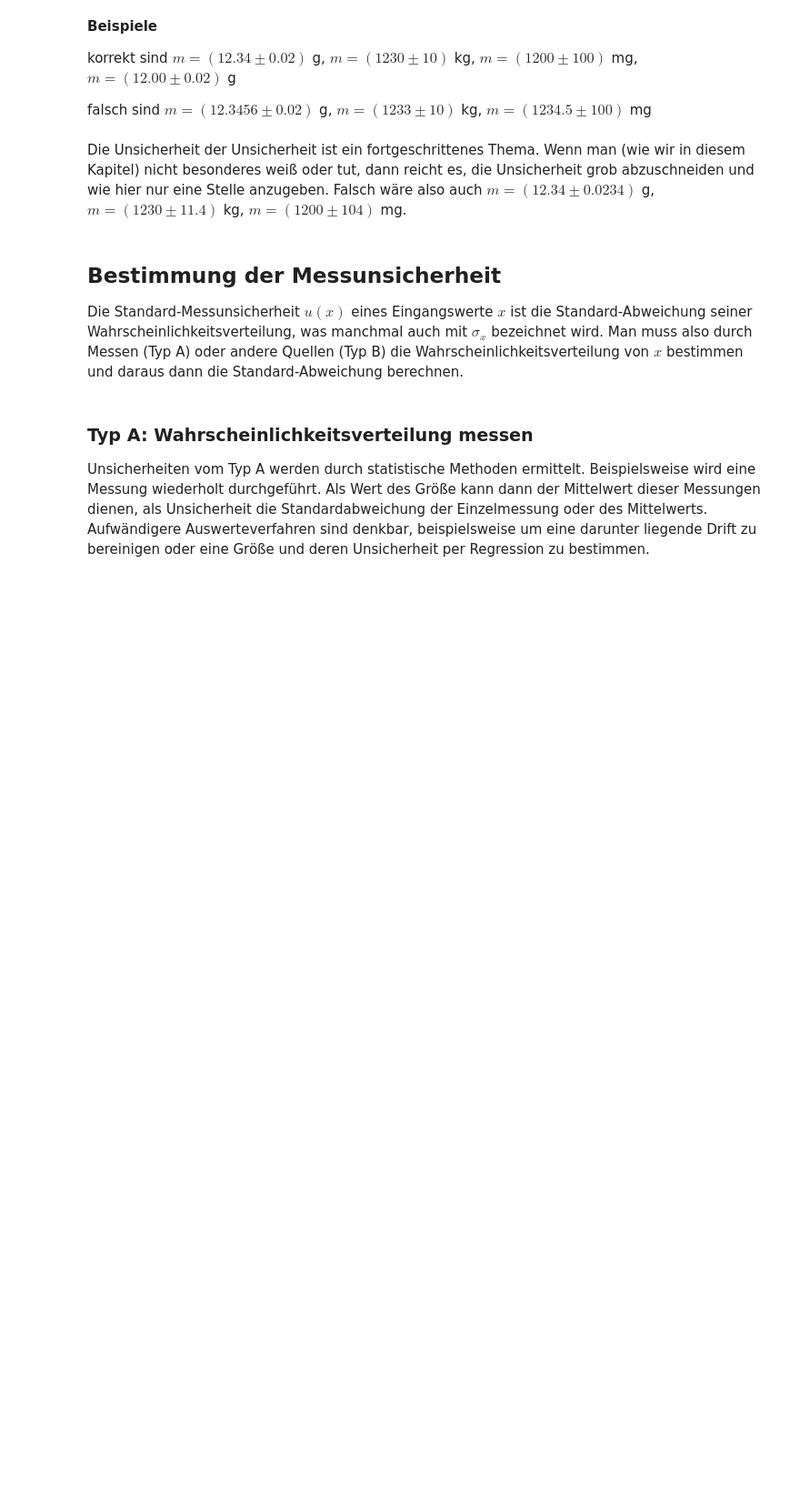
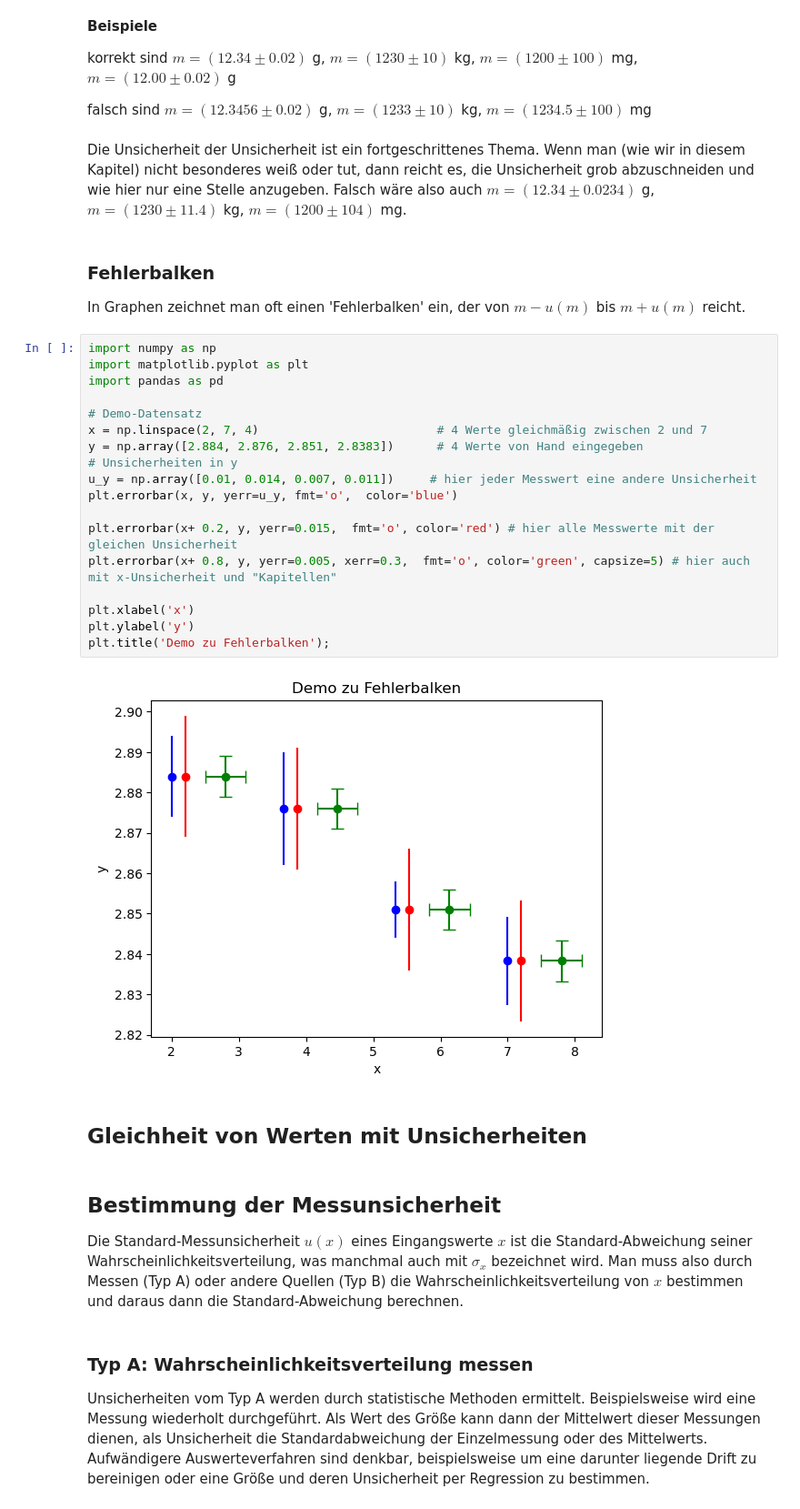
Before and after one commit to Lippitz-Lab/praktikum_1, a Jupyter notebook: kap2_messunsicherheit.ipynb, the cells around one changed output. Shown: that part at 91% size. Drawn from its saved outputs; the diff is of its cells as text; blank space fills up the shorter version.

```diff
--- a/kap2_messunsicherheit.ipynb
+++ b/kap2_messunsicherheit.ipynb
@@ -73,6 +79,32 @@ korrekt sind $m = (12.34 \pm 0.02)$ g,  $m = (1230 \pm 10)$ kg,  $m = (1200 \pm
 falsch sind $m = (12.3456 \pm 0.02)$ g,  $m = (1233 \pm 10)$ kg,  $m = (1234.5 \pm 100)$ mg
 # %% [markdown]
 Die Unsicherheit der Unsicherheit ist ein fortgeschrittenes Thema. Wenn man (wie wir in diesem Kapitel) nicht besonderes weiß oder tut, dann reicht es, die Unsicherheit grob abzuschneiden und wie hier nur eine Stelle anzugeben. Falsch wäre also auch $m = (12.34 \pm 0.0234)$ g,  $m = (1230 \pm 11.4)$ kg,  $m = (1200 \pm 104)$ mg.
+# %% [markdown]
+### Fehlerbalken
+
+In Graphen zeichnet man oft einen 'Fehlerbalken' ein, der von $m - u(m)$ bis $m + u(m)$ reicht.
+# %%
+import numpy as np
+import matplotlib.pyplot as plt
+import pandas as pd
+
+# Demo-Datensatz
+x = np.linspace(2, 7, 4)                         # 4 Werte gleichmäßig zwischen 2 und 7
+y = np.array([2.884, 2.876, 2.851, 2.8383])      # 4 Werte von Hand eingegeben
+# Unsicherheiten in y
+u_y = np.array([0.01, 0.014, 0.007, 0.011])     # hier jeder Messwert eine andere Unsicherheit
+plt.errorbar(x, y, yerr=u_y, fmt='o',  color='blue')
+
+plt.errorbar(x+ 0.2, y, yerr=0.015,  fmt='o', color='red') # hier alle Messwerte mit der gleichen Unsicherheit
+plt.errorbar(x+ 0.8, y, yerr=0.005, xerr=0.3,  fmt='o', color='green', capsize=5) # hier auch mit x-Unsicherheit und "Kapitellen"
+
+plt.xlabel('x')
+plt.ylabel('y')
+plt.title('Demo zu Fehlerbalken');
+# %% [output]
+[figure, added]
+# %% [markdown]
+## Gleichheit von Werten mit Unsicherheiten
 # %% [markdown]
 ## Bestimmung der Messunsicherheit
 
```
Also changed, not shown: parts of 5 cells of this notebook, 2 other files.
